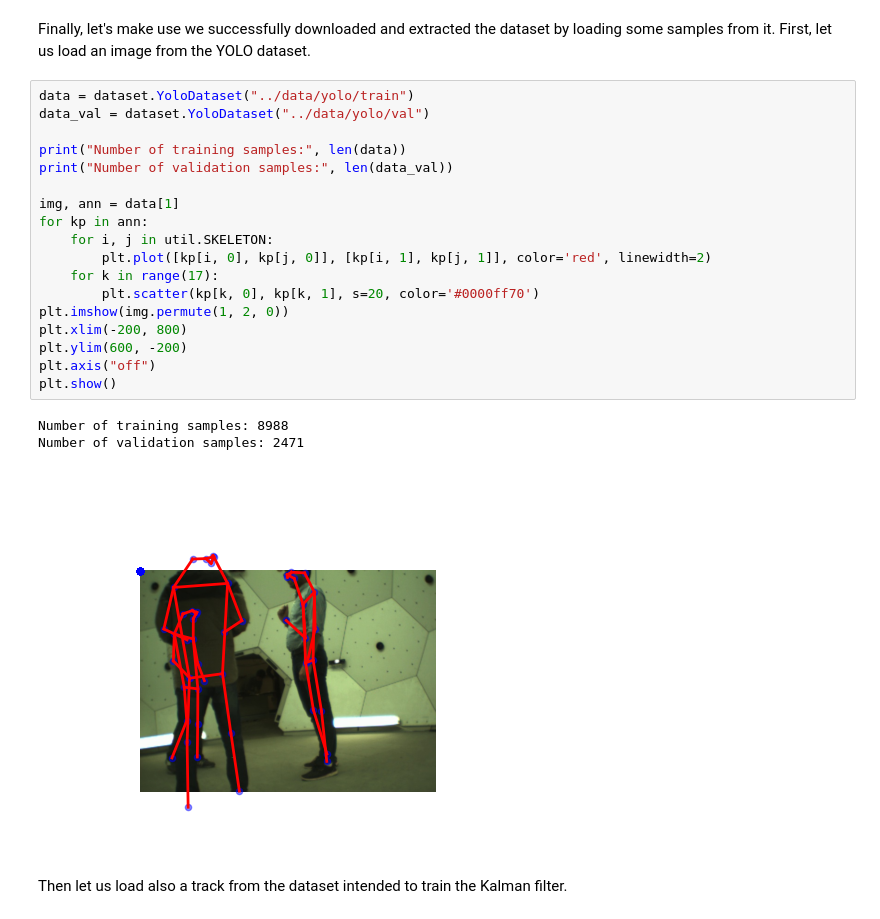
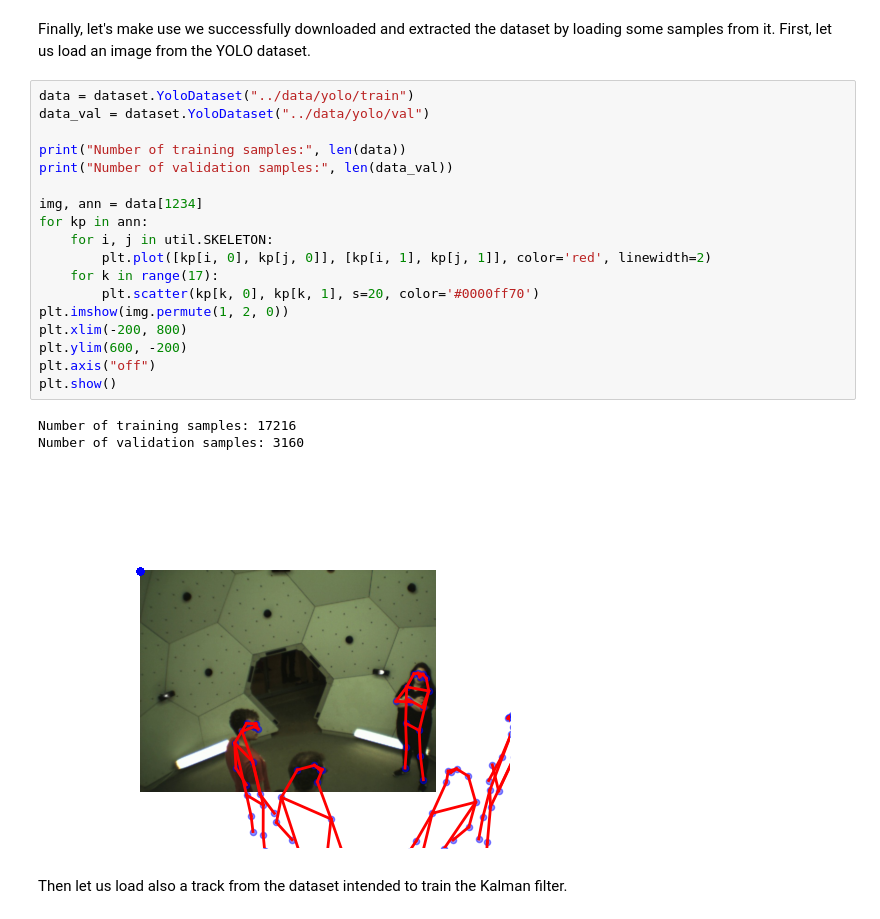
Before and after one commit to rolandbernard/capstone-project, a Jupyter notebook: code/notebooks/0.setup.ipynb, the cells around one changed output. Saved outputs shown, nothing was run; the diff lists cells and outputs as text.

```diff
--- a/code/notebooks/0.setup.ipynb
+++ b/code/notebooks/0.setup.ipynb
@@ -113,25 +94,25 @@ Finally, let's make use we successfully downloaded and extracted the dataset by
 # %%
 data = dataset.YoloDataset("../data/yolo/train")
 data_val = dataset.YoloDataset("../data/yolo/val")
 
 print("Number of training samples:", len(data))
 print("Number of validation samples:", len(data_val))
 
-img, ann = data[1]
+img, ann = data[1234]
 for kp in ann:
     for i, j in util.SKELETON:
         plt.plot([kp[i, 0], kp[j, 0]], [kp[i, 1], kp[j, 1]], color='red', linewidth=2)
     for k in range(17):
         plt.scatter(kp[k, 0], kp[k, 1], s=20, color='#0000ff70')
 plt.imshow(img.permute(1, 2, 0))
 plt.xlim(-200, 800)
 plt.ylim(600, -200)
 plt.axis("off")
 plt.show()
 # %% [output]
-Number of training samples: 8988
-Number of validation samples: 2471
+Number of training samples: 17216
+Number of validation samples: 3160
-[figure, old version]
+[figure, new version]
 # %% [markdown]
 Then let us load also a track from the dataset intended to train the Kalman filter.
 # %%
```
Also changed, not shown: parts of 3 cells of this notebook, 1 other file.
